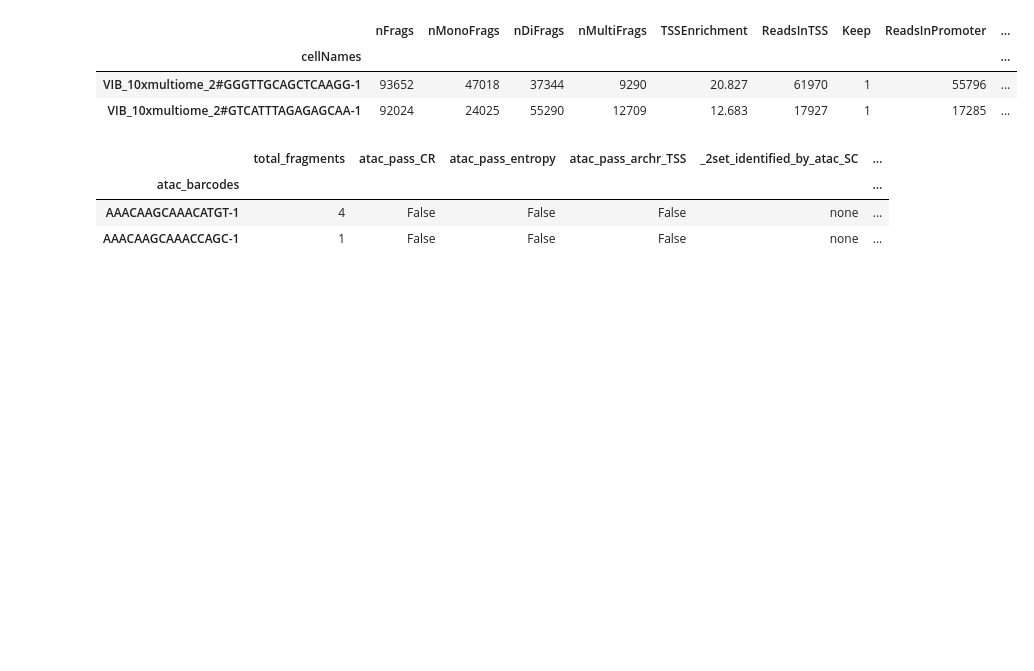
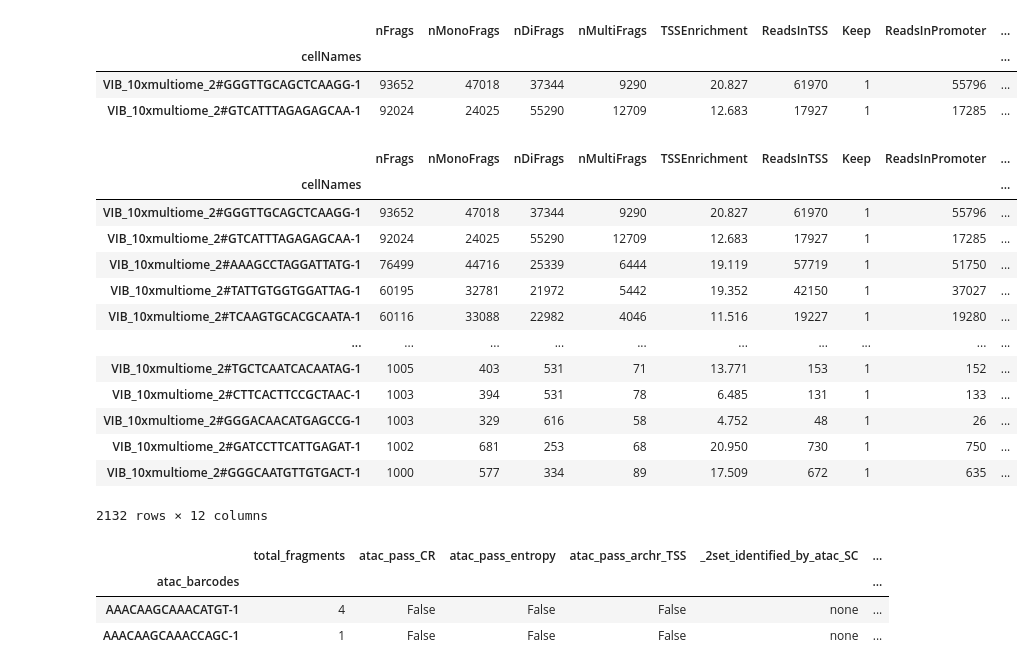
Before and after one commit to streetslab/SADE, a Jupyter notebook: EDA/F2_prepare_data_v.ipynb, the cells around one changed output. Saved outputs shown, nothing was run; the diff lists cells and outputs as text; code cells hidden in the pictures; blank space fills up the shorter version.

```diff
--- a/EDA/F2_prepare_data_v.ipynb
+++ b/EDA/F2_prepare_data_v.ipynb
@@ -40,8 +38,9 @@ tss_bcs = os.path.join(entropy_dir, '_ArchR_TSS', 'QualityControl/VIB_10xmultiom
 sade_bc_df = pd.read_csv(sade_bcs, sep=',', index_col=0)
 cr_bcs_df = pd.read_csv(cr_bcs, sep='\t', index_col=0, header=None)
 cr_bcs_df.index.name = 'atac_barcodes'
-tss_bcs_df = pd.read_csv(tss_bcs, sep='\t', index_col=0)
-tss_bcs_df['atac_barcodes'] = tss_bcs_df.index.map(lambda x: x.split('#')[1])
+_tss_bcs_df = pd.read_csv(tss_bcs, sep='\t', index_col=0)
+_tss_bcs_df['atac_barcodes'] = _tss_bcs_df.index.map(lambda x: x.split('#')[1])
+tss_bcs_df = _tss_bcs_df.loc[_tss_bcs_df['Keep'] == 1].copy()
 # %%
 tss_bcs_df.head(2)
 # %% [output]
@@ -49,6 +48,23 @@ tss_bcs_df.head(2)
 | cellNames |  |  |  |  |  |  |  |  | ... |
 | VIB_10xmultiome_2#GGGTTGCAGCTCAAGG-1 | 93652 | 47018 | 37344 | 9290 | 20.827 | 61970 | 1 | 55796 | ... |
 | VIB_10xmultiome_2#GTCATTTAGAGAGCAA-1 | 92024 | 24025 | 55290 | 12709 | 12.683 | 17927 | 1 | 17285 | ... |
+# %%
+tss_bcs_df
+# %% [output]
+|  | nFrags | nMonoFrags | nDiFrags | nMultiFrags | TSSEnrichment | ReadsInTSS | Keep | ReadsInPromoter | ... |
+| cellNames |  |  |  |  |  |  |  |  | ... |
+| VIB_10xmultiome_2#GGGTTGCAGCTCAAGG-1 | 93652 | 47018 | 37344 | 9290 | 20.827 | 61970 | 1 | 55796 | ... |
+| VIB_10xmultiome_2#GTCATTTAGAGAGCAA-1 | 92024 | 24025 | 55290 | 12709 | 12.683 | 17927 | 1 | 17285 | ... |
+| VIB_10xmultiome_2#AAAGCCTAGGATTATG-1 | 76499 | 44716 | 25339 | 6444 | 19.119 | 57719 | 1 | 51750 | ... |
+| VIB_10xmultiome_2#TATTGTGGTGGATTAG-1 | 60195 | 32781 | 21972 | 5442 | 19.352 | 42150 | 1 | 37027 | ... |
+| VIB_10xmultiome_2#TCAAGTGCACGCAATA-1 | 60116 | 33088 | 22982 | 4046 | 11.516 | 19227 | 1 | 19280 | ... |
+| ... | ... | ... | ... | ... | ... | ... | ... | ... | ... |
+| VIB_10xmultiome_2#TGCTCAATCACAATAG-1 | 1005 | 403 | 531 | 71 | 13.771 | 153 | 1 | 152 | ... |
+| VIB_10xmultiome_2#CTTCACTTCCGCTAAC-1 | 1003 | 394 | 531 | 78 | 6.485 | 131 | 1 | 133 | ... |
+| VIB_10xmultiome_2#GGGACAACATGAGCCG-1 | 1003 | 329 | 616 | 58 | 4.752 | 48 | 1 | 26 | ... |
+| VIB_10xmultiome_2#GATCCTTCATTGAGAT-1 | 1002 | 681 | 253 | 68 | 20.950 | 730 | 1 | 750 | ... |
+| VIB_10xmultiome_2#GGGCAATGTTGTGACT-1 | 1000 | 577 | 334 | 89 | 17.509 | 672 | 1 | 635 | ... |
+2132 rows × 12 columns
 # %%
 # create union cell set by combining three filtering sets
 Union_cell_subdir = os.path.join(entropy_dir, '_cell_calling_comparison')
```
Also changed, not shown: parts of 7 cells of this notebook, 6 other files.
